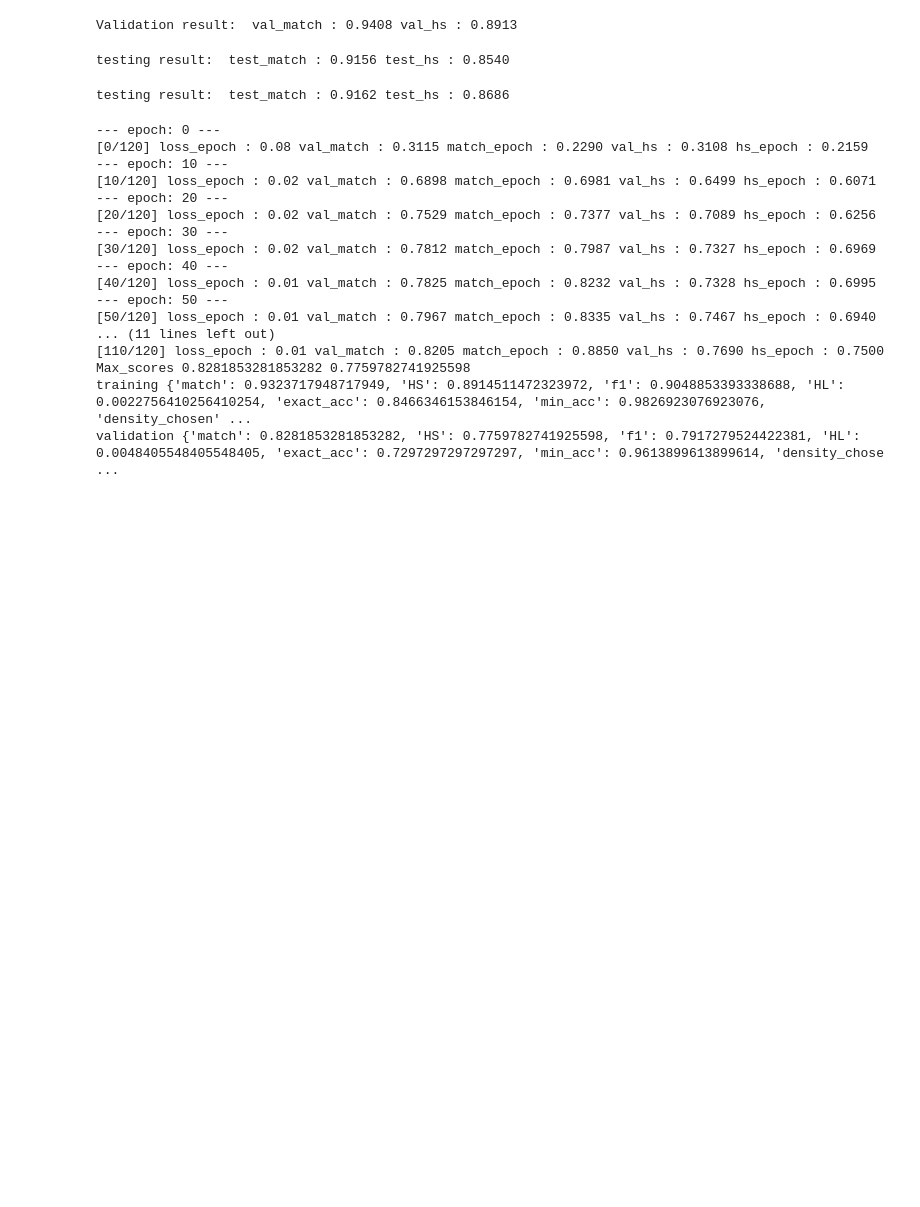
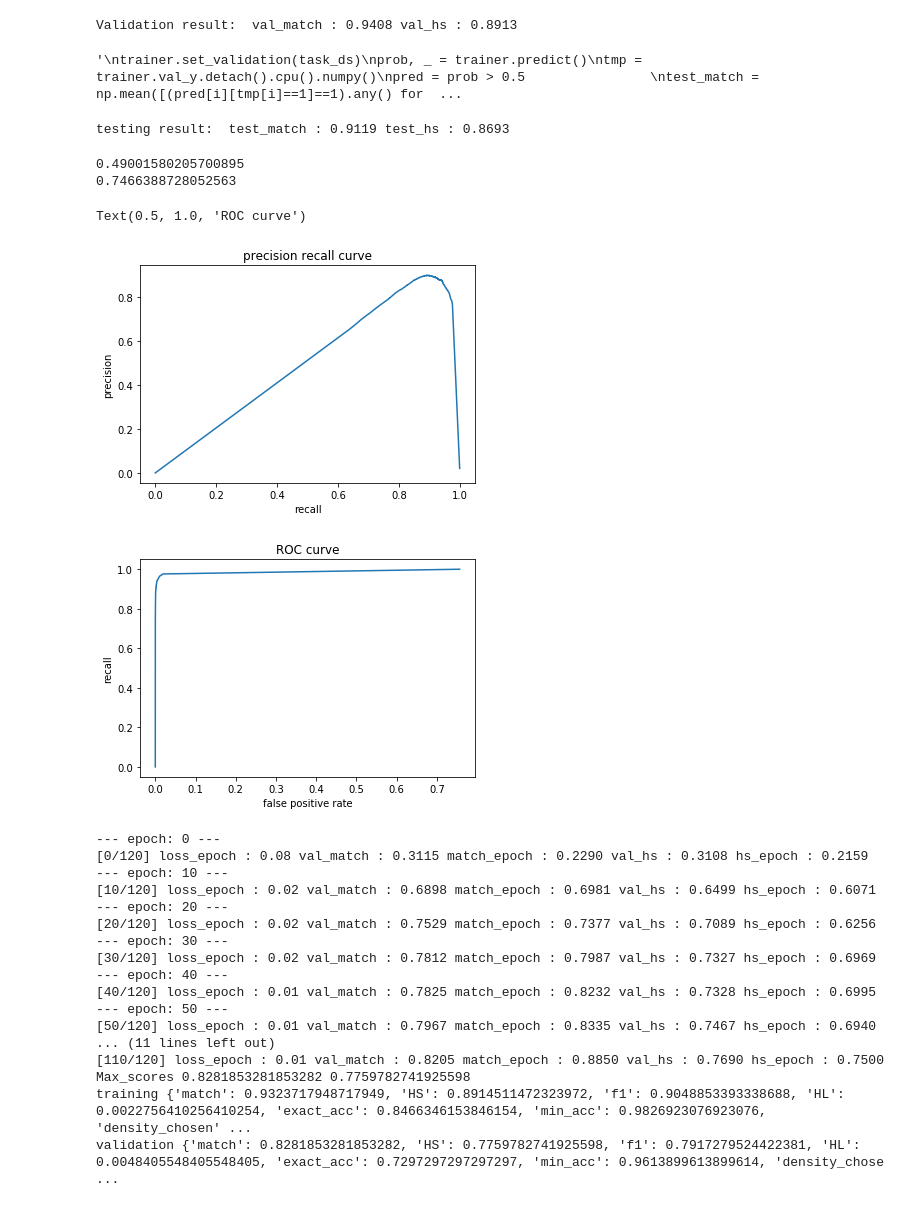
Before and after one commit to fei960922/CS269_LEAM, a Jupyter notebook: ELMO_BERT/ELMO.ipynb, the cells around one changed output. Saved outputs shown, nothing was run; the diff lists cells and outputs as text; code cells hidden in the pictures; blank space fills up the shorter version.

```diff
--- a/ELMO_BERT/ELMO.ipynb
+++ b/ELMO_BERT/ELMO.ipynb
@@ -302,7 +302,7 @@ print("Validation result: ",
 Validation result:  val_match : 0.9408 val_hs : 0.8913
 # %%
 # load in the testset
-
+# original res testing result:  test_match : 0.9156 test_hs : 0.8540
 if not os.path.exists('task.pickle'):
   task_url = os.path.join(data_dir, 'task')
   seq_task, task_labels, _ = dataset(task_url, monitor=False)
@@ -320,6 +320,9 @@ if not os.path.exists('task.pickle'):
   with open('task.pickle', 'wb') as handle:
       pickle.dump(task, handle, protocol=pickle.HIGHEST_PROTOCOL)
 task_ds = reader.read('task.pickle')
+
+
+'''
 trainer.set_validation(task_ds)
 prob, _ = trainer.predict()
 tmp = trainer.val_y.detach().cpu().numpy()
@@ -331,11 +334,22 @@ print("testing result: ",
     "test_match : %0.4f" % test_match,
     "test_hs : %0.4f" % test_hs
   )
+'''
 # %% [output]
-testing result:  test_match : 0.9156 test_hs : 0.8540
+'\ntrainer.set_validation(task_ds)\nprob, _ = trainer.predict()\ntmp = trainer.val_y.detach().cpu().numpy()\npred = prob > 0.5                \ntest_match = np.mean([(pred[i][tmp[i]==1]==1).any() for  ...
 # %%
 # seems the original code (code used when doing this experiments) doesn't save the final model to trainer.model
 # so here we manually load the model in trainer and do evaluation here
+# best testing result:  test_match : 0.9162 test_hs : 0.8686
+
+from allennlp.data.iterators import BucketIterator
+iterator = BucketIterator(batch_size=30, sorting_keys=[("tokens", "num_tokens")])
+iterator.index_with(vocab)
+model = Leam_Classifier(len(class_names), 256, 256, 10,
+                            n_layer=1, dropout_rate=0.5, embpath=None, label_att=True, multilabel=True)
+model.load_state_dict(torch.load('model.pth'))
+trainer = Trainer(iterator, batch_size=30, num_epoches=50, learning_rate=3e-4, valid_freq=10, model_type='embed')
+
 trainer.init_model(model)
 trainer.set_validation(task_ds)
 prob, _ = trainer.predict()
@@ -344,12 +358,61 @@ pred = prob > 0.5
 test_match = np.mean([(pred[i][tmp[i]==1]==1).any() for i in range(len(pred))])
 test_hs = (((pred==1)*(tmp==1)).sum(1)/(((pred==1)+(tmp==1))>0).sum(1)).mean()
 
+precision_list = []
+recall_list = []
+for i in range(101):
+    cur_thresh = i * 0.01
+    pred = prob > cur_thresh
+    precision = (((pred==1)*(tmp==1)).sum(1) / ((pred==1)).sum(1)).mean()
+    recall =  (((pred==1)*(tmp==1)).sum(1) / ((tmp==1)).sum(1)).mean()
+    precision_list.append(precision)
+    recall_list.append(recall)
+
+
 print("testing result: ",
     "test_match : %0.4f" % test_match,
     "test_hs : %0.4f" % test_hs
   )
 # %% [output]
-testing result:  test_match : 0.9162 test_hs : 0.8686
+testing result:  test_match : 0.9119 test_hs : 0.8693
+# %%
+precision_list = []
+recall_list = []
+fp_list = []
+for i in range(0, 10001):
+    cur_thresh = i * 0.0001
+    pred = (prob > cur_thresh).astype(np.int)
+    precision = ((pred * tmp).sum(1) / (pred.sum(1) + 1e-5)).mean()
+    recall =  ((pred * tmp).sum(1) / (tmp.sum(1) + 1e-5)).mean()
+    fp = 1 - ((((pred == 0) * (tmp ==0)).sum(1)) / ((tmp==0).sum(1) + 1e-5)).mean()
+    precision_list.append(precision)
+    recall_list.append(recall)
+    fp_list.append(fp)
+#print(precision_list)
+#print(recall_list)
+from sklearn.metrics import auc
+from matplotlib import pyplot as plt
+myauc = auc(recall_list, precision_list)
+print(myauc)
+plt.figure()
+plt.plot(recall_list, precision_list)
+plt.ylabel('precision')
+plt.xlabel('recall')
+plt.title('precision recall curve')
+
+myauc= auc(fp_list, recall_list)
+print(myauc)
+plt.figure()
+plt.plot(fp_list, recall_list)
+plt.ylabel('recall')
+plt.xlabel('false positive rate')
+plt.title('ROC curve')
+# %% [output]
+0.49001580205700895
+0.7466388728052563
+Text(0.5, 1.0, 'ROC curve')
+[figure, added]
+[figure, added]
 # %%
 torch.save(model.state_dict(), 'model.pth')
 # %%
```
Also changed, not shown: parts of 2 cells of this notebook.
